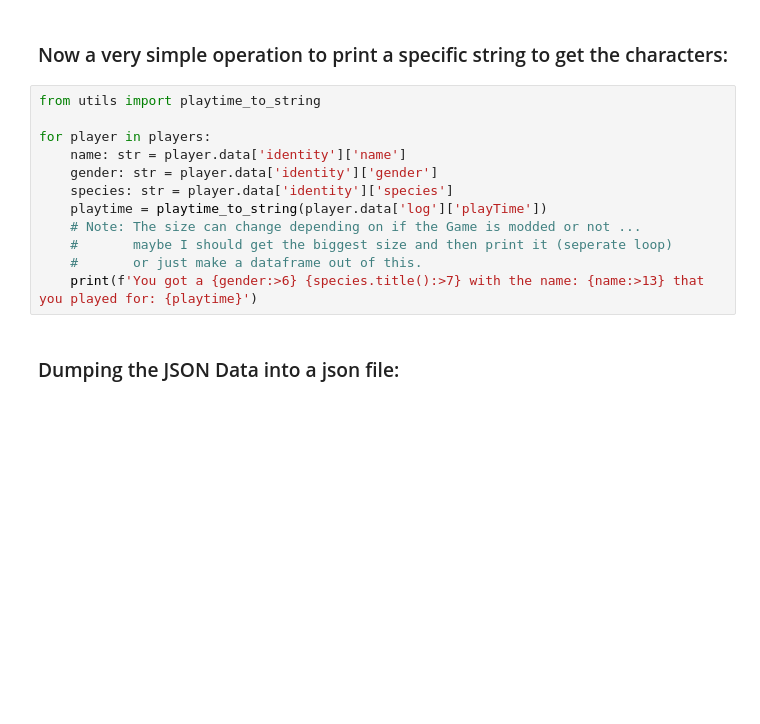
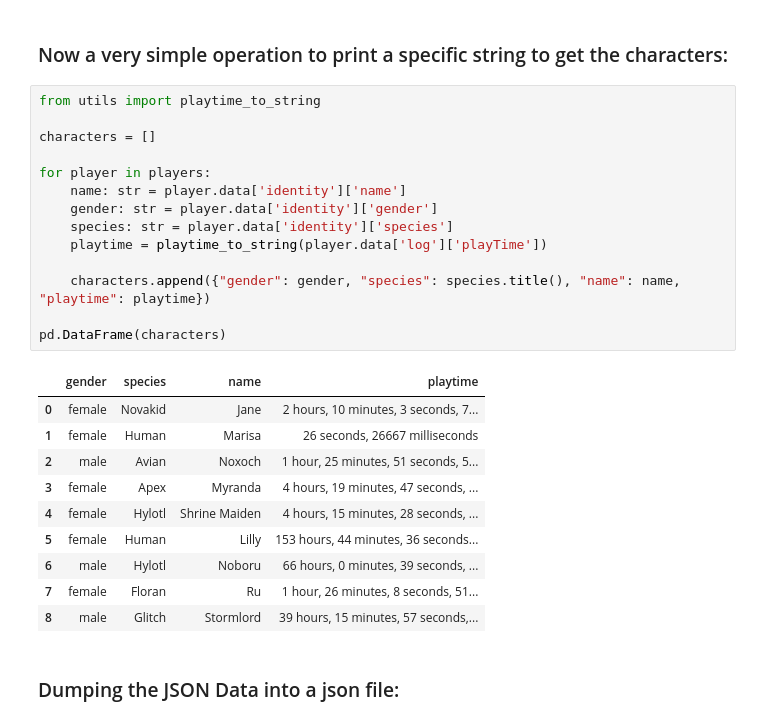
Before and after one commit to graefchen/starbound-nb, a Jupyter notebook: starbound.ipynb, the cells around one changed output. Saved outputs shown, nothing was run; the diff lists cells and outputs as text; blank space fills up the shorter version.

```diff
--- a/starbound.ipynb
+++ b/starbound.ipynb
@@ -35,16 +35,29 @@ for file in player_files:
 ### Now a very simple operation to print a specific string to get the characters:
 # %%
 from utils import playtime_to_string
+
+characters = []
 
 for player in players:
 	name: str = player.data['identity']['name']
 	gender: str = player.data['identity']['gender']
 	species: str = player.data['identity']['species']
 	playtime = playtime_to_string(player.data['log']['playTime'])
-	# Note: The size can change depending on if the Game is modded or not ...
-	#       maybe I should get the biggest size and then print it (seperate loop)
-	#       or just make a dataframe out of this.
-	print(f'You got a {gender:>6} {species.title():>7} with the name: {name:>13} that you played for: {playtime}')
+
+	characters.append({"gender": gender, "species": species.title(), "name": name, "playtime": playtime})
+
+pd.DataFrame(characters)
+# %% [output]
+|  | gender | species | name | playtime |
+| 0 | female | Novakid | Jane | 2 hours, 10 minutes, 3 seconds, 7... |
+| 1 | female | Human | Marisa | 26 seconds, 26667 milliseconds |
+| 2 | male | Avian | Noxoch | 1 hour, 25 minutes, 51 seconds, 5... |
+| 3 | female | Apex | Myranda | 4 hours, 19 minutes, 47 seconds, ... |
+| 4 | female | Hylotl | Shrine Maiden | 4 hours, 15 minutes, 28 seconds, ... |
+| 5 | female | Human | Lilly | 153 hours, 44 minutes, 36 seconds... |
+| 6 | male | Hylotl | Noboru | 66 hours, 0 minutes, 39 seconds, ... |
+| 7 | female | Floran | Ru | 1 hour, 26 minutes, 8 seconds, 51... |
+| 8 | male | Glitch | Stormlord | 39 hours, 15 minutes, 57 seconds,... |
 # %% [markdown]
 ### Dumping the JSON Data into a json file:
 # %%
```
Also changed, not shown: parts of 9 cells of this notebook, 5 other files.
